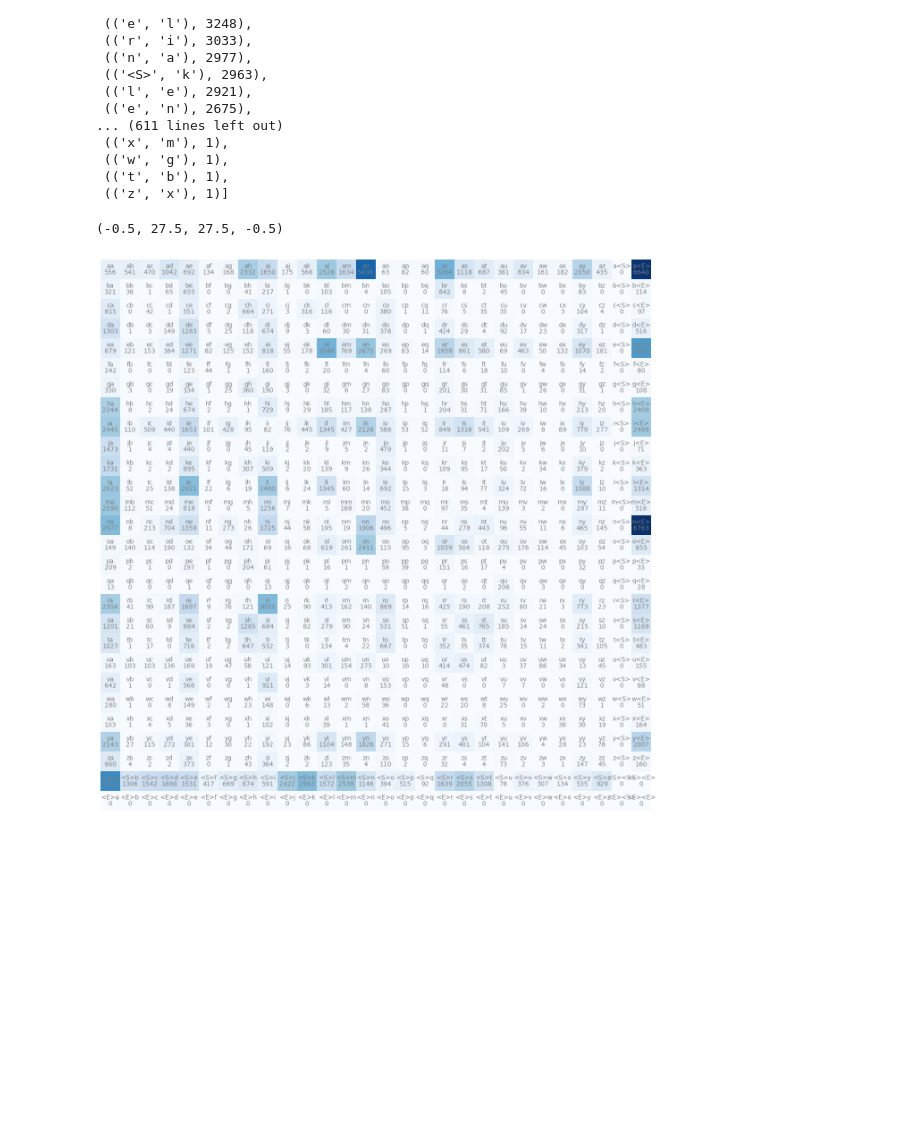
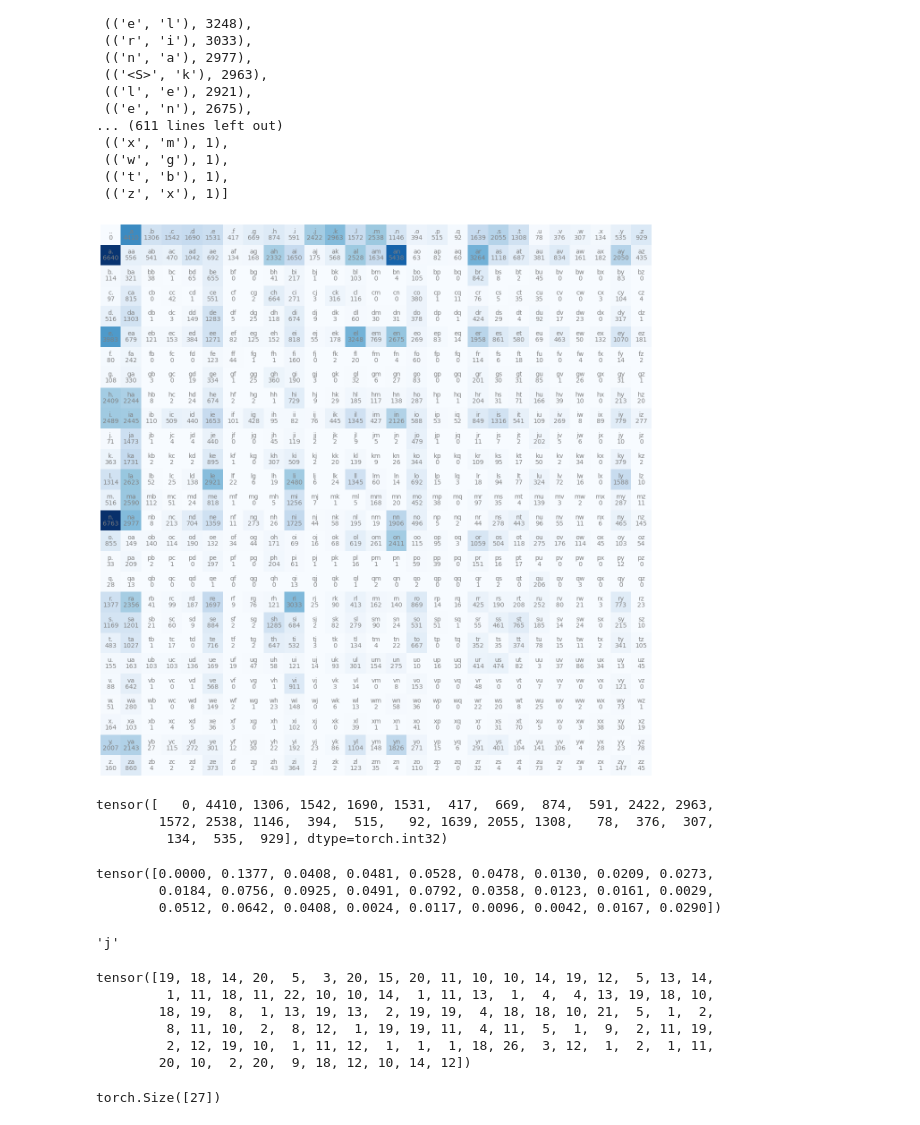
Before and after one commit to GiuseppeSac03/Neural-Networks-Zero-to-Hero, a Jupyter notebook: makemore/makemore.ipynb, the cells around one changed output. Cells and saved outputs as stored; diff of their text form; code cells hidden in the pictures; blank space fills up the shorter version.

```diff
--- a/makemore/makemore.ipynb
+++ b/makemore/makemore.ipynb
@@ -46,16 +46,16 @@ sorted(b.items(), key = lambda kv: -kv[1])
 # %%
 import torch
 # %%
-N = torch.zeros((28, 28), dtype=torch.int32)
+N = torch.zeros((27, 27), dtype=torch.int32)
 # %%
 chars = sorted(list(set(''.join(words))))
-stoi = {s:i for i,s in enumerate(chars)}
-stoi['<S>'] = 26
-stoi['<E>'] = 27
+stoi = {s:i+1 for i,s in enumerate(chars)}
+stoi['.'] = 0
+itos = {i:s for s,i in stoi.items()}
 # %%
 for w in words:
-    chs = ['<S>'] + list(w) + ['<E>']
-    for ch1, ch2 in zip(chs, chs[1:]):
-        ix1 = stoi[ch1]
-        ix2 = stoi[ch2]
-        N[ix1, ix2] += 1
+  chs = ['.'] + list(w) + ['.']
+  for ch1, ch2 in zip(chs, chs[1:]):
+    ix1 = stoi[ch1]
+    ix2 = stoi[ch2]
+    N[ix1, ix2] += 1
@@ -67,12 +62,47 @@ import matplotlib.pyplot as plt
 # %%
+import matplotlib.pyplot as plt
+%matplotlib inline
+
 plt.figure(figsize=(16,16))
-plt.imshow(N, cmap ='Blues')
-for i in range(28):
-    for j in range(28):
+plt.imshow(N, cmap='Blues')
+for i in range(27):
+    for j in range(27):
         chstr = itos[i] + itos[j]
-        plt.text(j, i, chstr, ha="center", va="bottom", color="gray")
-        plt.text(j, i, N[i,j].item(), ha="center", va="top", color="gray")
-plt.axis('off')
+        plt.text(j, i, chstr, ha="center", va="bottom", color='gray')
+        plt.text(j, i, N[i, j].item(), ha="center", va="top", color='gray')
+plt.axis('off');
 # %% [output]
-(-0.5, 27.5, 27.5, -0.5)
-[figure, old version]
+[figure, new version]
+# %%
+N[0]
+# %% [output]
+tensor([   0, 4410, 1306, 1542, 1690, 1531,  417,  669,  874,  591, 2422, 2963,
+        1572, 2538, 1146,  394,  515,   92, 1639, 2055, 1308,   78,  376,  307,
+         134,  535,  929], dtype=torch.int32)
+# %%
+p = N[0].float()
+p = p / p.sum()
+p
+# %% [output]
+tensor([0.0000, 0.1377, 0.0408, 0.0481, 0.0528, 0.0478, 0.0130, 0.0209, 0.0273,
+        0.0184, 0.0756, 0.0925, 0.0491, 0.0792, 0.0358, 0.0123, 0.0161, 0.0029,
+        0.0512, 0.0642, 0.0408, 0.0024, 0.0117, 0.0096, 0.0042, 0.0167, 0.0290])
+# %%
+g = torch.Generator().manual_seed(2147483647)
+ix = torch.multinomial(p, num_samples=1, replacement=True, generator=g).item()
+itos[ix]
+# %% [output]
+'j'
+# %%
+torch.multinomial(p, num_samples=100, replacement=True, generator=g)
+# %% [output]
+tensor([19, 18, 14, 20,  5,  3, 20, 15, 20, 11, 10, 10, 14, 19, 12,  5, 13, 14,
+         1, 11, 18, 11, 22, 10, 10, 14,  1, 11, 13,  1,  4,  4, 13, 19, 18, 10,
+        18, 19,  8,  1, 13, 19, 13,  2, 19, 19,  4, 18, 18, 10, 21,  5,  1,  2,
+         8, 11, 10,  2,  8, 12,  1, 19, 19, 11,  4, 11,  5,  1,  9,  2, 11, 19,
+         2, 12, 19, 10,  1, 11, 12,  1,  1,  1, 18, 26,  3, 12,  1,  2,  1, 11,
+        20, 10,  2, 20,  9, 18, 12, 10, 14, 12])
+# %%
+p.shape
+# %% [output]
+torch.Size([27])
```
Also changed, not shown: parts of 39 cells of this notebook.
